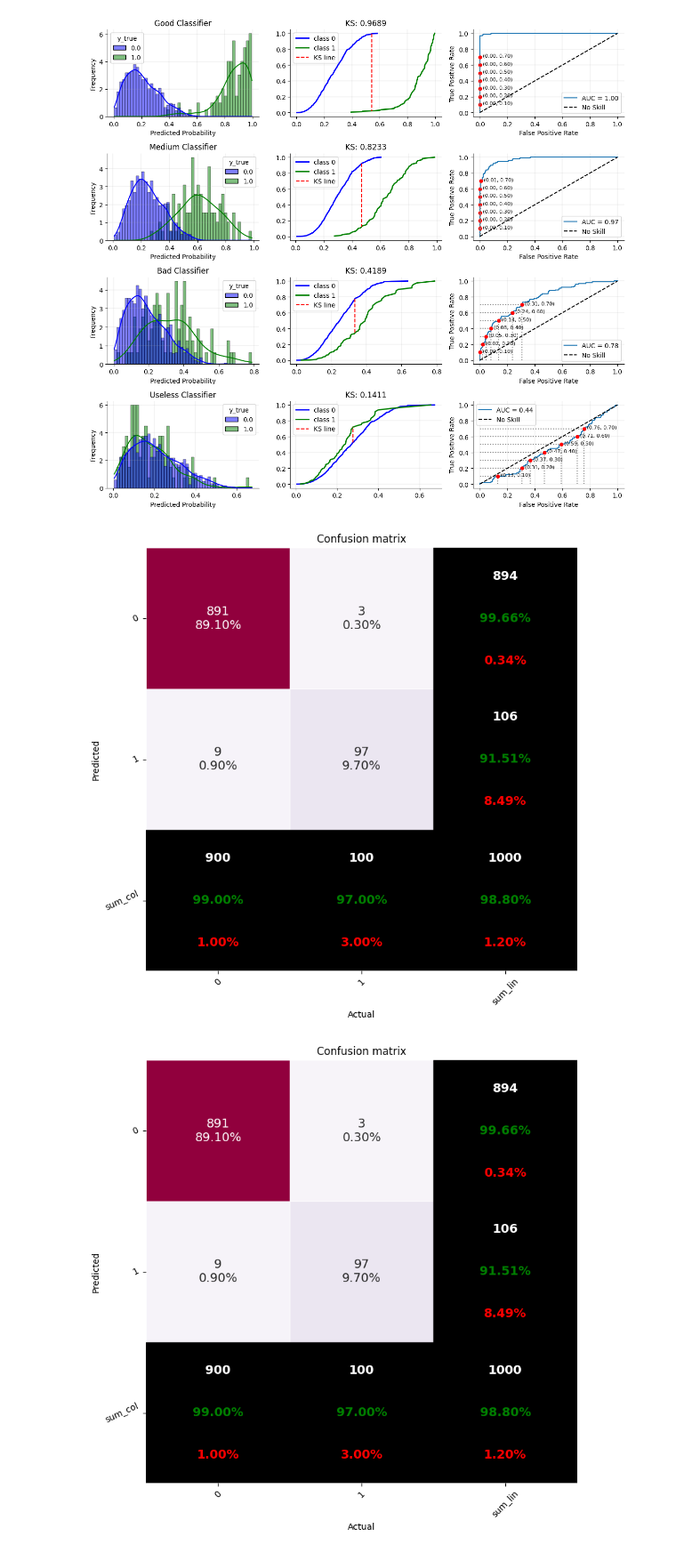
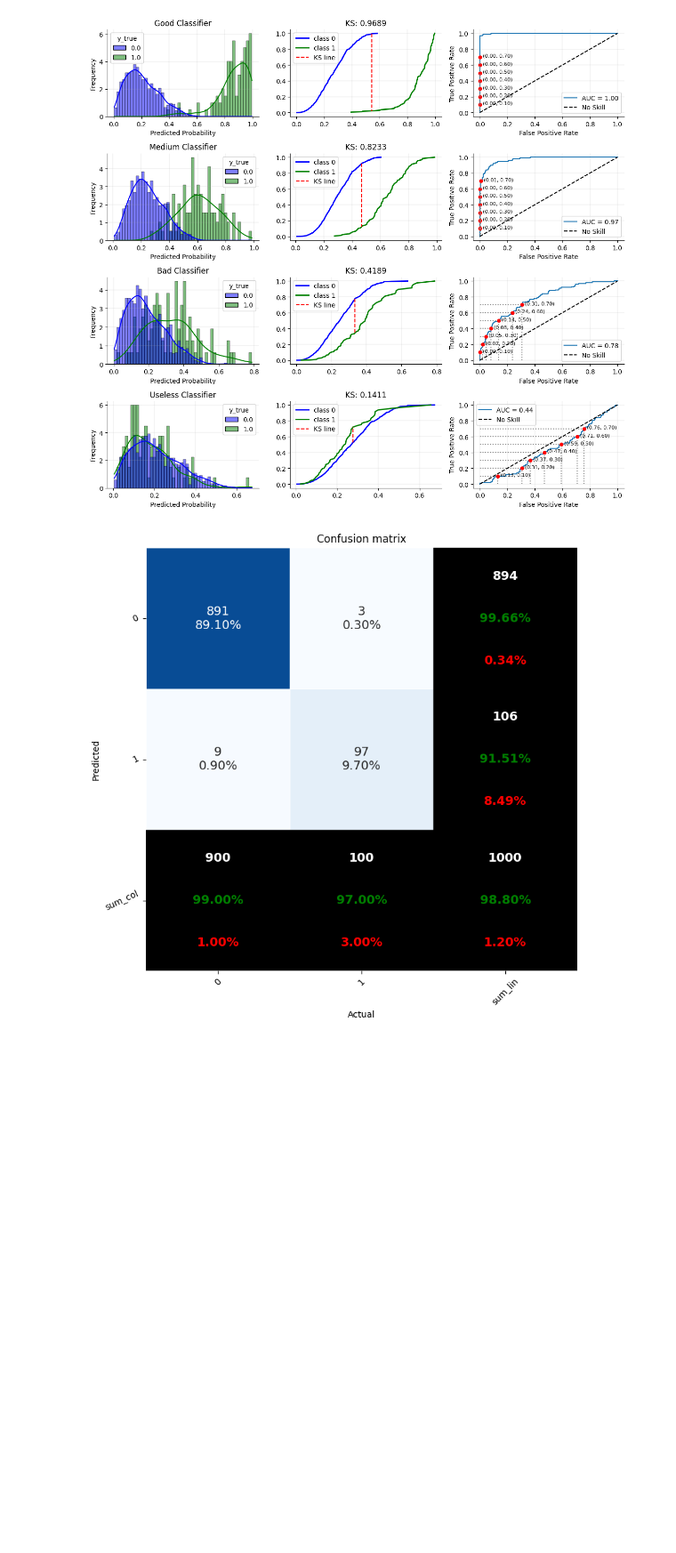
Before and after one commit to Cristiano2132/binary_regression_metrics, a Jupyter notebook: ks_classification.ipynb, the cells around one changed output. Shown at 89% size. Saved outputs shown, nothing was run; the diff lists cells and outputs as text; code cells hidden in the pictures; blank space fills up the shorter version.

```diff
--- a/ks_classification.ipynb
+++ b/ks_classification.ipynb
@@ -626,15 +652,15 @@ def configcell_text_and_colors(
 # %%
 from sklearn.metrics import confusion_matrix
 # considerando um treshould de 0.5 para good classifier
 y_pred_good = df_good_classifier['score'] > 0.5
 y_true_good = df_good_classifier['y_true']
 
 cm = confusion_matrix(y_true_good, y_pred_good)
 # get pandas dataframe
 df_cm = pd.DataFrame(cm, index=[0, 1], columns=[0,1])
 # colormap: see this and choose your more dear
-cmap = "PuRd"
-pp_matrix(df_cm, cmap=cmap)
+cmap = "Blues"
+fig, ax1 = pp_matrix(df_cm, cmap=cmap)
+plt.show()
 # %% [output]
-[figure, old version]
+[figure, new version]
-[figure, removed]
```
Also changed, not shown: parts of 5 cells of this notebook, 2 other files.
